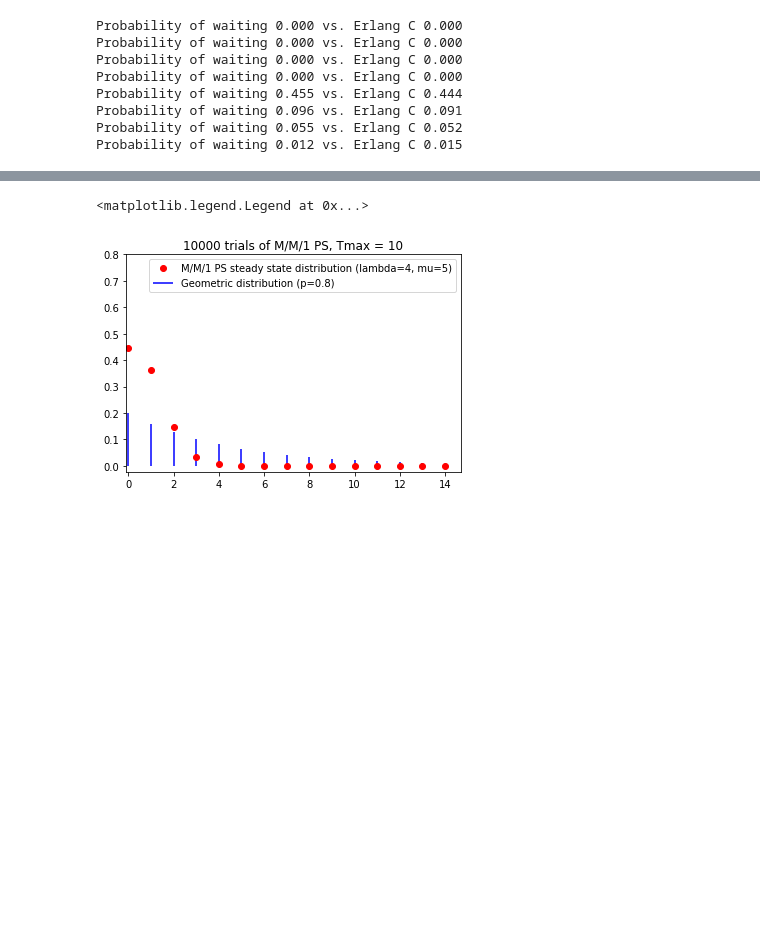
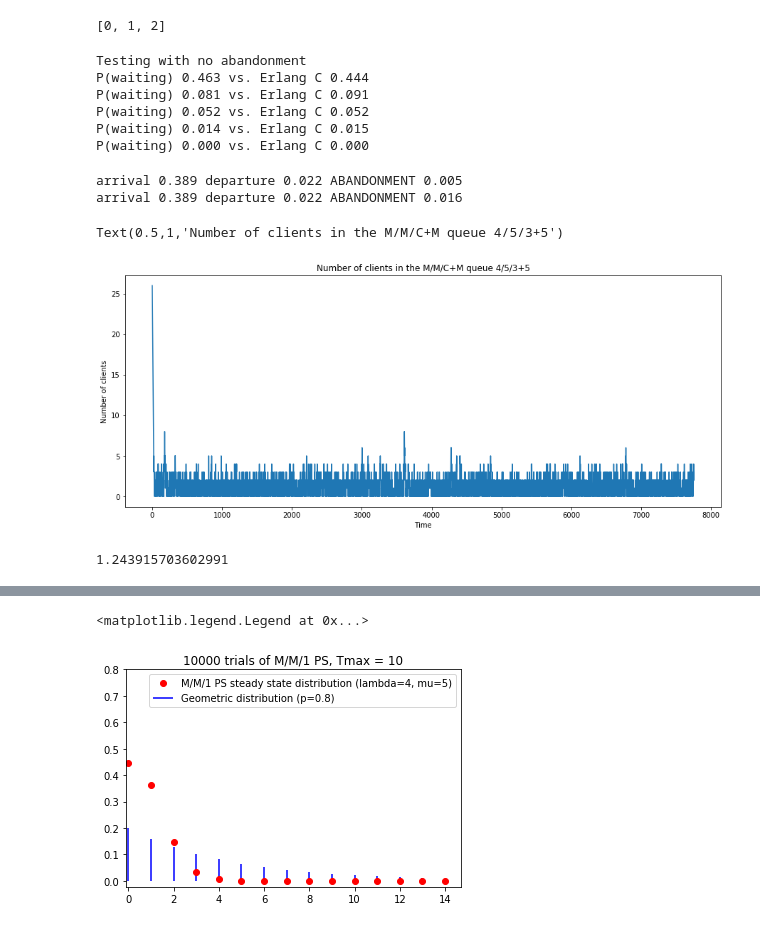
Before and after one commit to guanzgrace/cbs-patient-surge-models, a Jupyter notebook: IEMS435_Example2.ipynb, the cells around one changed output, grey strips where cells are left out. Cells and saved outputs as stored; diff of their text form; code cells hidden in the pictures; blank space fills up the shorter version.

```diff
--- a/IEMS435_Example2.ipynb
+++ b/IEMS435_Example2.ipynb
@@ -64,5 +7,0 @@ def MMC(C=3,lambd=4,mu=2.,N0=0,Tmax=100):
-# %%
-T,N,D = MMC(Tmax=1000)
-#----
-V2 = mean(D)
-print(V2)
@@ -106,8 +35,12 @@ def printarray(a):
 
 def customer(service_time=inf(), arrival_time=-1, patience_time=inf()):
     return Customer(service_time=service_time, arrival_time=arrival_time, patience_time=patience_time)
+# %%
+list(range(3))
+# %% [output]
+[0, 1, 2]
 # %%
-# Example 2: M/M/c+M not PS (normal) queue starting as empty
+# Example 2: M/M/c+M not PS (normal) queue (not necessarily) starting as empty
 
 # lambda = arrival rate, exponentially distributed
 # mu = service rate, exponentially distributed
@@ -115,16 +48,16 @@ def customer(service_time=inf(), arrival_time=-1, patience_time=inf()):
 # c = number of servers
 # Tmax = time horizon
 
-def Exercise2(lambd=4, mu=2, gamma = 6, c = 3, Tmax=10):
+def Exercise2(lambd=4, mu=2, gamma = 6, c = 3, N0=5, Tmax=10):
     T             = [0]  # list of times that events occur
     t_temp        = 0    # temporary time to calculate delta
-    N             = [0]  # initial state of the system
+    N             = [N0]  # initial state of the system
 
     # customers currently being served by a server
-    remaining_times = []
+    remaining_times = [customer(exp(mu), 0, inf()) for _ in range(min(c, N0))]
 
     # customers that are waiting to be served by a server
-    queue = []
+    queue = [customer(inf(), 0, exp(gamma)) for _ in range(N0 - c)]
 
     # times spent by users inside the system
     waiting_times = []
@@ -135,8 +68,17 @@ def Exercise2(lambd=4, mu=2, gamma = 6, c = 3, Tmax=10):
 
     # first event must be an arrival
     next_arrival = exp(lambd)
-    next_departure = inf()
-    next_abandonment = inf()
+    if len(remaining_times) > 0:
+        remaining_times.sort(key=lambda x: x.service_time, reverse=False)
+        next_departure = remaining_times[0].service_time
+    else:
+        next_departure = inf()
+
+    if len(queue) > 0:
+        queue.sort(key=lambda x: x.patience_time, reverse=False)
+        next_abandonment = queue[0].patience_time
+    else:
+        next_abandonment = inf()
 
     while T[-1] < Tmax:
         t_temp = T[-1]
@@ -145,8 +87,8 @@ def Exercise2(lambd=4, mu=2, gamma = 6, c = 3, Tmax=10):
 
         ##### ARRIVAL #####
         if T[-1] == next_arrival:
+            N.append(N[-1]+1)
             if len(remaining_times) < c:
-                N.append(N[-1]+1)
                 service_time = exp(mu)
                 remaining_times.append(customer(T[-1] + service_time, T[-1], inf()))
             else:
@@ -167,12 +109,12 @@ def Exercise2(lambd=4, mu=2, gamma = 6, c = 3, Tmax=10):
             if len(queue) > 0:
                 queue.sort(key=lambda x: x.arrival_time, reverse=False)
                 next_to_enter = queue.pop(0)
-                N.append(N[-1]+1)
                 service_time = exp(mu)
                 remaining_times.append(customer(T[-1] + service_time, next_to_enter.arrival_time, inf()))
             #print("arrival %.3f DEPARTURE %.3f abandonment %.3f" % (next_arrival, next_departure, next_abandonment))
         ##### ABANDONMENT #####
         else:
+            N.append(N[-1]-1)
             queue.sort(key=lambda x: x.patience_time, reverse=False)
             popped_customer = queue.pop(0)
             T_in = popped_customer.arrival_time
@@ -210,20 +152,38 @@ def avg_num_in_system(rho, c):
     ec = E_C(rho, c)
     return a1*ec + rho
 # %%
+print("Testing with no abandonment")
 lambd = 4
 mus = [2, 4, 5, 8]
 rhos = [2, 1, 0.8, 0.5]
 servers = [15, 3]
-for j in range(2):
-    for i in range(4):
-        _, N, W, p_wait = Exercise2(lambd, mus[i], -1, servers[j], Tmax=2000)
-        print("Probability of waiting %.3f vs. Erlang C %.3f" % (p_wait, E_C(rhos[i], servers[j])))
+for i in range(4):
+    _, N, W, p_wait = Exercise2(lambd, mus[i], -1, servers[1], 0, Tmax=2000)
+    print("P(waiting) %.3f vs. Erlang C %.3f" % (p_wait, E_C(rhos[i], servers[1])))
+_, N, W, p_wait = Exercise2(4, 4, -1, servers[0], 0, Tmax=2000)
+print("P(waiting) %.3f vs. Erlang C %.3f" % (p_wait, E_C(1, servers[0])))
 # %% [output]
-Probability of waiting 0.000 vs. Erlang C 0.000
-Probability of waiting 0.000 vs. Erlang C 0.000
-Probability of waiting 0.000 vs. Erlang C 0.000
-Probability of waiting 0.000 vs. Erlang C 0.000
-Probability of waiting 0.455 vs. Erlang C 0.444
-Probability of waiting 0.096 vs. Erlang C 0.091
-Probability of waiting 0.055 vs. Erlang C 0.052
-Probability of waiting 0.012 vs. Erlang C 0.015
+Testing with no abandonment
+P(waiting) 0.463 vs. Erlang C 0.444
+P(waiting) 0.081 vs. Erlang C 0.091
+P(waiting) 0.052 vs. Erlang C 0.052
+P(waiting) 0.014 vs. Erlang C 0.015
+P(waiting) 0.000 vs. Erlang C 0.000
+# %%
+_, N, W, p_wait = Exercise2(4, 5, 5, 15, 26, Tmax=1000)
+# %% [output]
+arrival 0.389 departure 0.022 ABANDONMENT 0.005
+arrival 0.389 departure 0.022 ABANDONMENT 0.016
+# %%
+figure(figsize=(15,6))
+plot(range(len(N)), N)
+xlabel('Time')
+ylabel('Number of clients')
+title('Number of clients in the M/M/C+M queue 4/5/3+5')
+# %% [output]
+Text(0.5,1,'Number of clients in the M/M/C+M queue 4/5/3+5')
+[figure, added]
+# %%
+mean(N[400:])
+# %% [output]
+1.243915703602991
```
Also changed, not shown: parts of 6 cells of this notebook.
